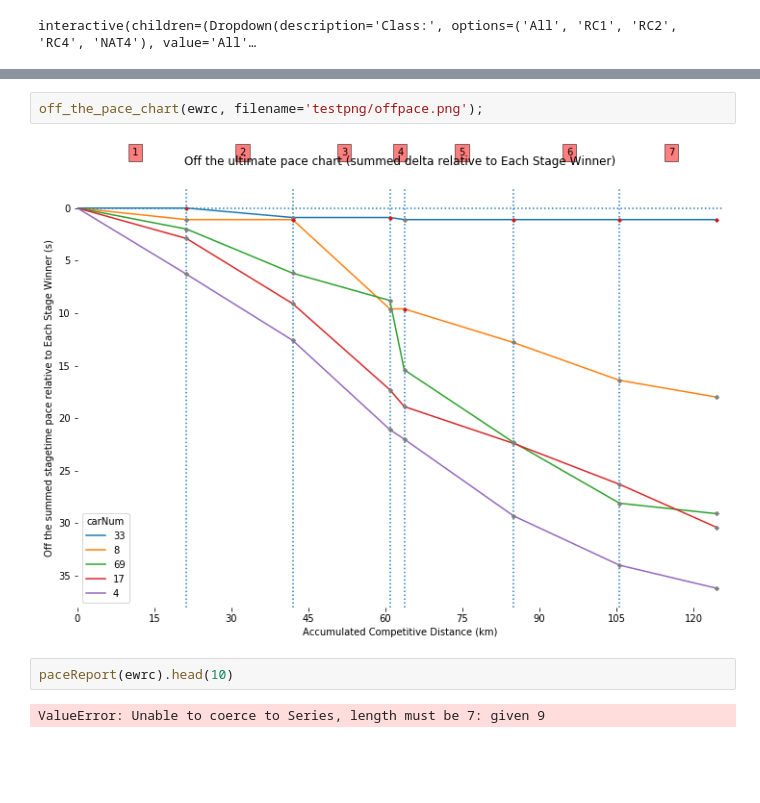
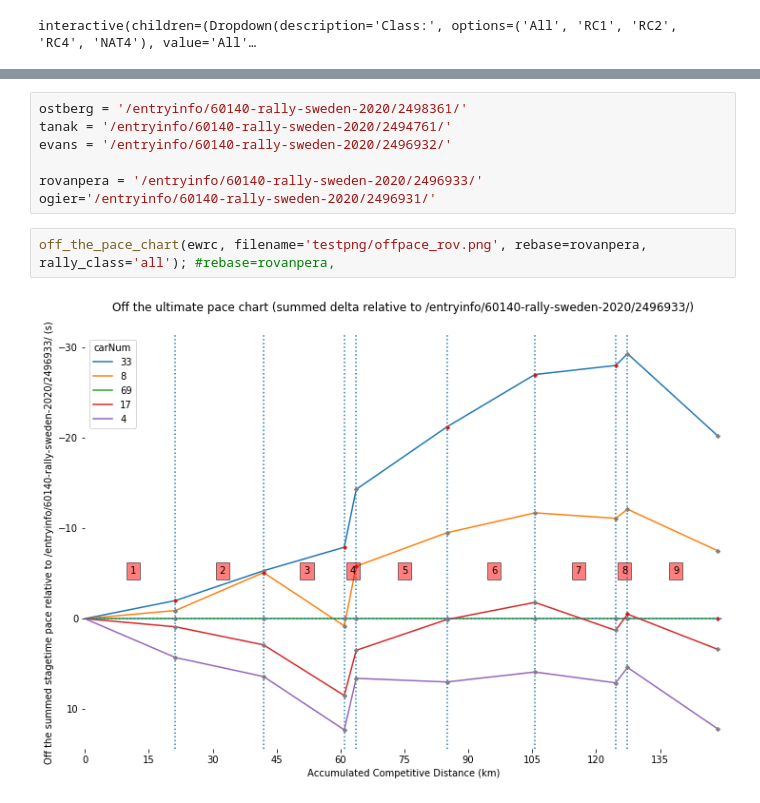
Before and after one commit to psychemedia/WRC_sketches, a Jupyter notebook: doodles/ewrc Rally Console.ipynb, the cells around one changed output, grey strips where cells are left out. Cells and saved outputs as stored; diff of their text form; blank space fills up the shorter version.

```diff
--- a/doodles/ewrc Rally Console.ipynb
+++ b/doodles/ewrc Rally Console.ipynb
@@ -42,8 +54,11 @@ interactive(children=(Dropdown(description='Class:', options=('All', 'RC1', 'RC2
+# %%
+ostberg = '/entryinfo/60140-rally-sweden-2020/2498361/'
+tanak = '/entryinfo/60140-rally-sweden-2020/2494761/'
+evans = '/entryinfo/60140-rally-sweden-2020/2496932/'
+
+rovanpera = '/entryinfo/60140-rally-sweden-2020/2496933/'
+ogier='/entryinfo/60140-rally-sweden-2020/2496931/'
 # %%
-off_the_pace_chart(ewrc, filename='testpng/offpace.png');
+off_the_pace_chart(ewrc, filename='testpng/offpace_rov.png', rebase=rovanpera, rally_class='all'); #rebase=rovanpera,
 # %% [output]
-[figure, old version]
+[figure, new version]
-# %%
-paceReport(ewrc).head(10)
-# %% [output]
-ValueError: Unable to coerce to Series, length must be 7: given 9
```
Also changed, not shown: parts of 14 cells of this notebook.
